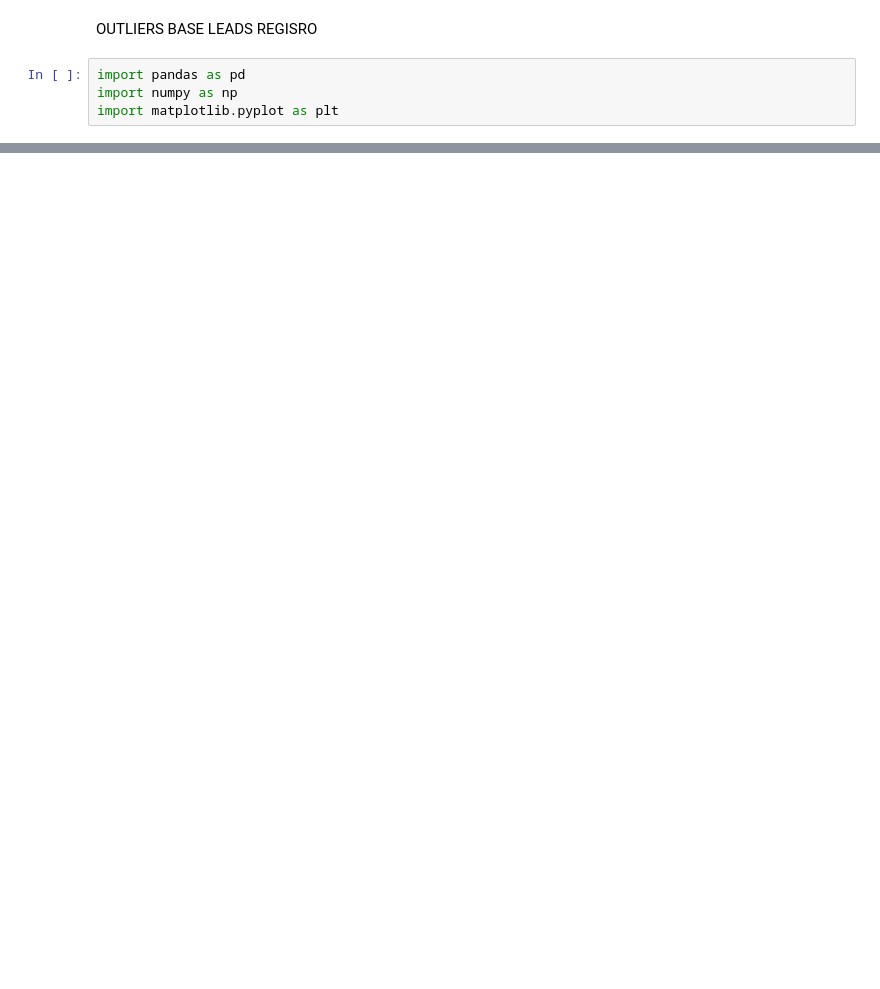
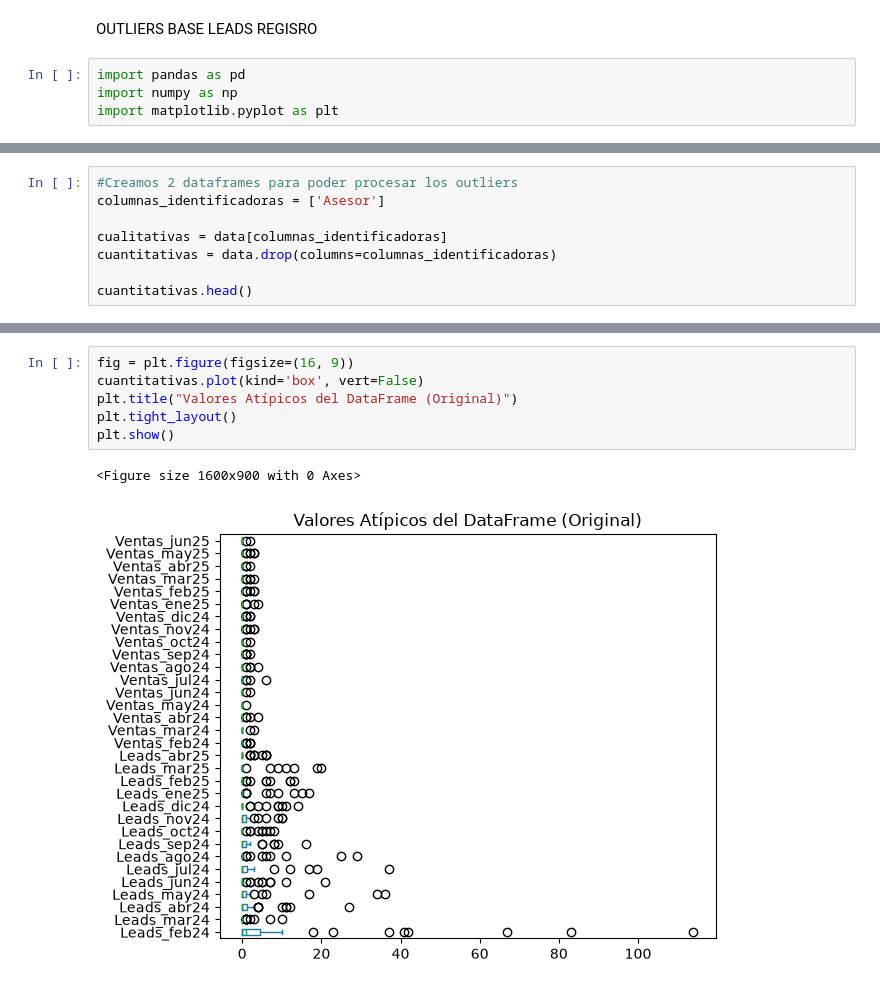
Before and after one commit to a01739713-jpg/Valores_atipicos, a Jupyter notebook: Actividad3.2/Código_ValoresAtipicos.ipynb, the cells around one changed output, grey strips where cells are left out. Cells and saved outputs as stored; diff of their text form; blank space fills up the shorter version.

```diff
--- a/Actividad3.2/Código_ValoresAtipicos.ipynb
+++ b/Actividad3.2/Código_ValoresAtipicos.ipynb
@@ -71,0 +59,8 @@ OUTLIERS
+# %%
+#Creamos 2 dataframes para poder procesar los outliers
+columnas_identificadoras = ['Asesor']
+
+cualitativas = data[columnas_identificadoras]
+cuantitativas = data.drop(columns=columnas_identificadoras)
+
+cuantitativas.head()
@@ -71,0 +75,9 @@ OUTLIERS
+# %%
+fig = plt.figure(figsize=(16, 9))
+cuantitativas.plot(kind='box', vert=False)
+plt.title("Valores Atípicos del DataFrame (Original)")
+plt.tight_layout()
+plt.show()
+# %% [output]
+<Figure size 1600x900 with 0 Axes>
+[figure, added]
```
Also changed, not shown: parts of 44 cells of this notebook, 1 other file.
